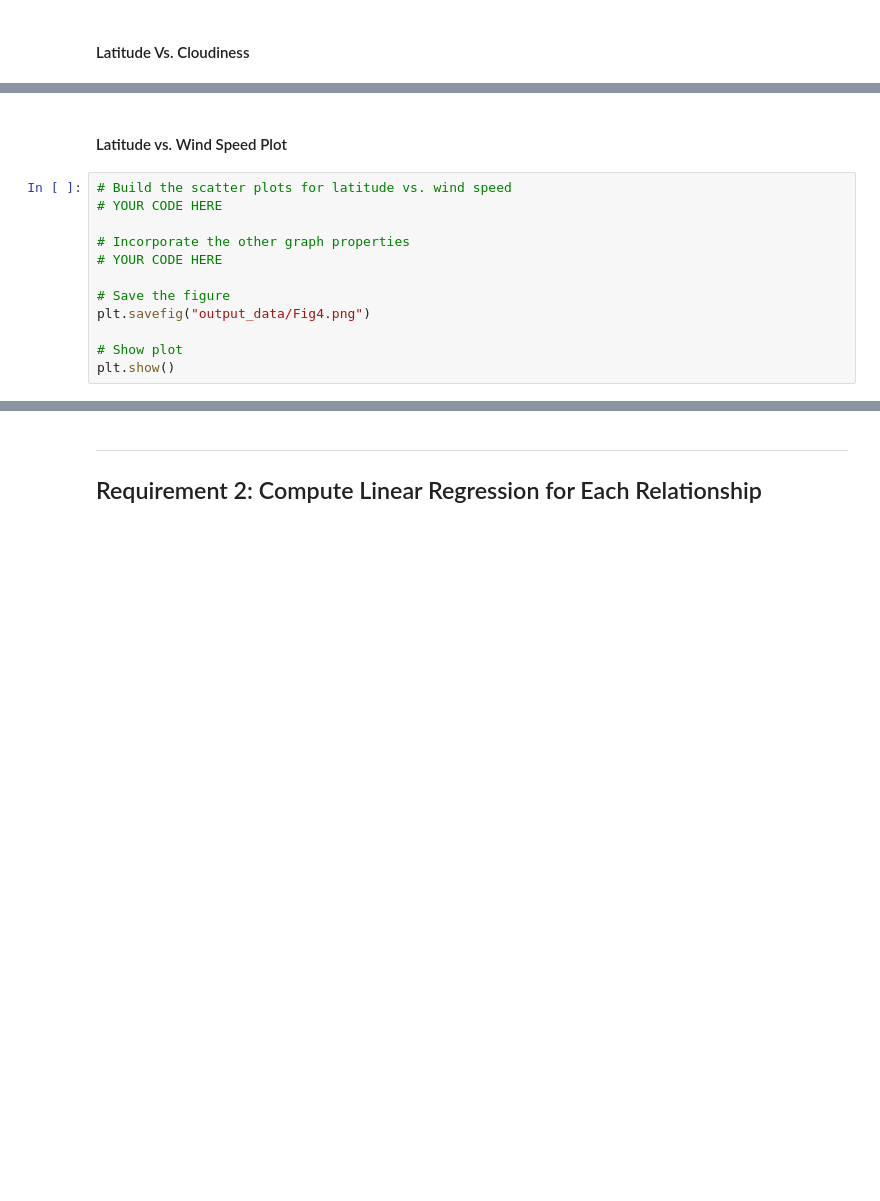
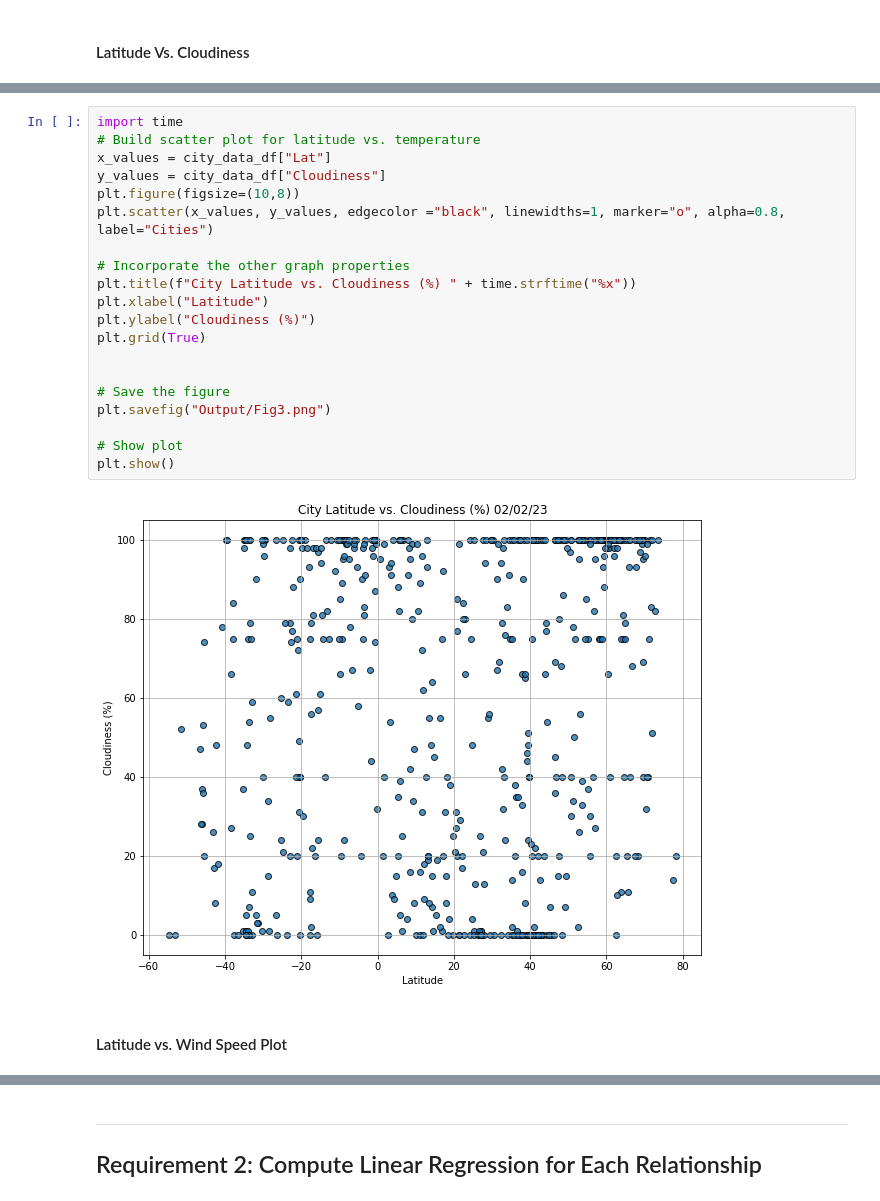
Before and after one commit to marthagriggs9/python-api-challenge, a Jupyter notebook: WeatherPy/WeatherPy.ipynb, the cells around one changed output, grey strips where cells are left out. Drawn from its saved outputs; the diff is of its cells as text; blank space fills up the shorter version.

```diff
--- a/WeatherPy/WeatherPy.ipynb
+++ b/WeatherPy/WeatherPy.ipynb
@@ -278,14 +266,24 @@ plt.show()
+# %%
+import time
+# Build scatter plot for latitude vs. temperature
+x_values = city_data_df["Lat"]
+y_values = city_data_df["Cloudiness"]
+plt.figure(figsize=(10,8))
+plt.scatter(x_values, y_values, edgecolor ="black", linewidths=1, marker="o", alpha=0.8, label="Cities")
+
+# Incorporate the other graph properties
+plt.title(f"City Latitude vs. Cloudiness (%) " + time.strftime("%x"))
+plt.xlabel("Latitude")
+plt.ylabel("Cloudiness (%)")
+plt.grid(True)
+
+
+# Save the figure
+plt.savefig("Output/Fig3.png")
+
+# Show plot
+plt.show()
+# %% [output]
+[figure, added]
 # %% [markdown]
 #### Latitude vs. Wind Speed Plot
-# %%
-# Build the scatter plots for latitude vs. wind speed
-# YOUR CODE HERE
-
-# Incorporate the other graph properties
-# YOUR CODE HERE
-
-# Save the figure
-plt.savefig("output_data/Fig4.png")
-
-# Show plot
-plt.show()
```
Also changed, not shown: parts of 25 cells of this notebook, 4 other files.
